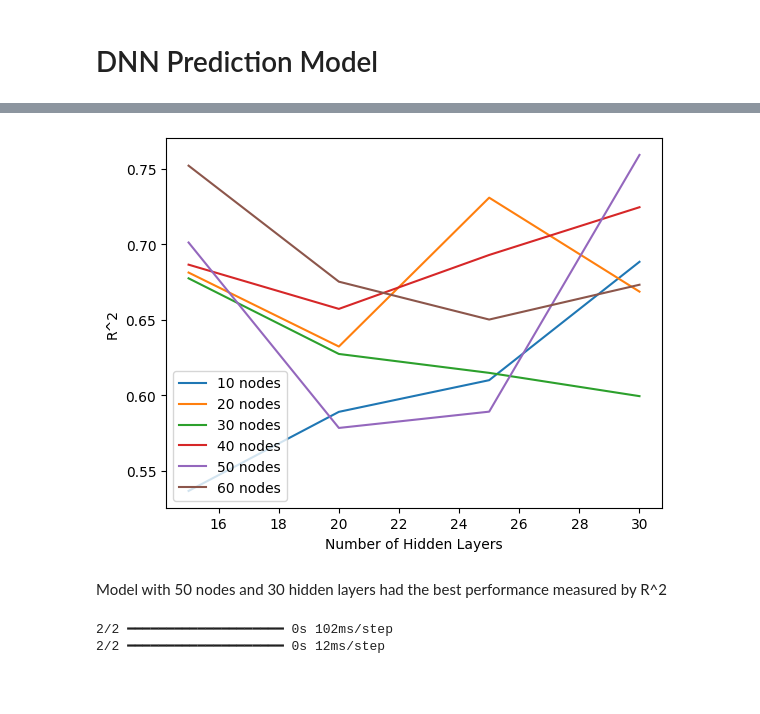
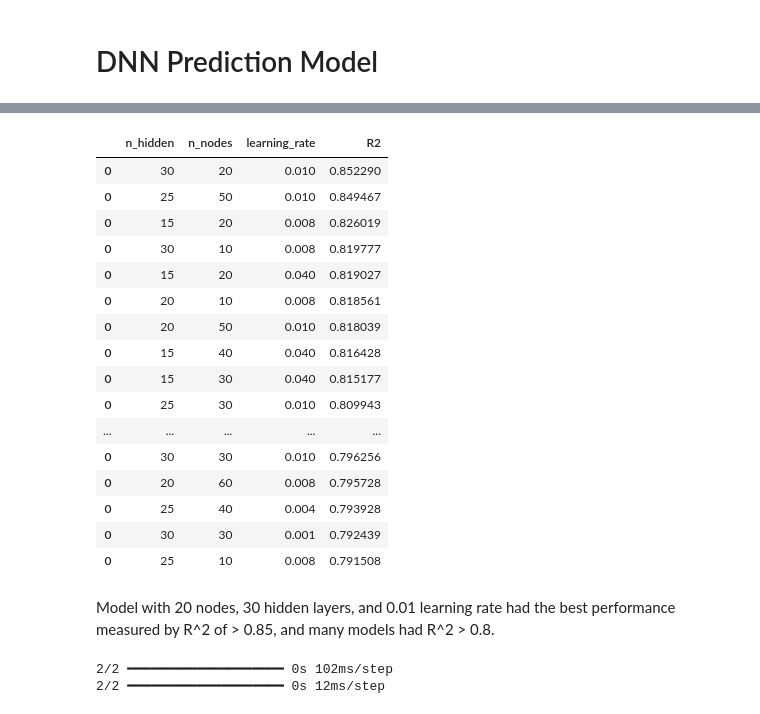
Before and after one commit to tyler-netek/fire-station-spatial-temporal-analysis-project, a Jupyter notebook: fire_incident_prediction.ipynb, the cells around one changed output, grey strips where cells are left out. Cells and saved outputs as stored; diff of their text form; code cells hidden in the pictures; blank space fills up the shorter version.

Commit message:
Add files via upload
DNN model tuning

```diff
--- a/fire_incident_prediction.ipynb
+++ b/fire_incident_prediction.ipynb
@@ -180,24 +180,29 @@ normalizer.adapt(np.array(X_train))
 # %% [markdown]
 # DNN Prediction Model
 # %%
-def build_and_compile_model(norm, n_hidden, n_nodes):
+def build_and_compile_model(norm, n_hidden, n_nodes, learning_rate):
     model = Sequential([norm])
     for i in range(n_hidden):
         model.add(Dense(n_nodes, activation='relu'))
     model.add(Dense(1))
     model.compile(loss='mean_absolute_error',
-                optimizer=Adam(0.001))
+                optimizer=Adam(learning_rate=learning_rate))
     return model
+# %%
+# Create dataframe to store R^2
+model_r2 = pd.DataFrame(columns=['n_hidden', 'n_nodes', 'learning_rate', 'R2'])
 # %%
 # Optimal number of layers
-all_r2s = []
 n_hidden = [15, 20, 25, 30]
 n_nodes = [10, 20, 30, 40, 50, 60]
-for n_node in n_nodes:
-    r2 = []
-    for i in n_hidden:
-        dnn_model = build_and_compile_model(normalizer, i, n_node)
-        dnn_model.fit(X_train, y_train, validation_split=0.2, verbose=0, epochs=100)
-        r2.append(metrics.r2_score(y_test, dnn_model.predict(X_test).flatten()))
-    all_r2s.append(r2)
+all_learning_rates = [0.001, 0.004, 0.008, 0.01, 0.04, 0.08]
+
+for lr in all_learning_rates:
+    for n_node in n_nodes:
+        for i in n_hidden:
+            dnn_model = build_and_compile_model(normalizer, i, n_node, lr)
+            dnn_model.fit(X_train, y_train, validation_split=0.2, verbose=0, epochs=100)
+            r2 = metrics.r2_score(y_test, dnn_model.predict(X_test, verbose=0).flatten())
+            model_r2 = pd.concat([model_r2, pd.DataFrame.from_dict({'n_hidden':[i], 'n_nodes':[n_node], 'learning_rate':[lr], 'R2':[r2]})])
+model_r2
 # %% [output]
@@ -221,13 +239,25 @@ for n_node in n_nodes:
-# %%
-for r in range(len(all_r2s)):
-    plt.plot(n_hidden, all_r2s[r], label=str(n_nodes[r]) + ' nodes');
-plt.legend();
-plt.xlabel('Number of Hidden Layers');
-plt.ylabel('R^2');
-# %% [output]
-[figure, removed]
+# %%
+model_r2.sort_values('R2', ascending=False).head(20)
+# %% [output]
+|  | n_hidden | n_nodes | learning_rate | R2 |
+| 0 | 30 | 20 | 0.010 | 0.852290 |
+| 0 | 25 | 50 | 0.010 | 0.849467 |
+| 0 | 15 | 20 | 0.008 | 0.826019 |
+| 0 | 30 | 10 | 0.008 | 0.819777 |
+| 0 | 15 | 20 | 0.040 | 0.819027 |
+| 0 | 20 | 10 | 0.008 | 0.818561 |
+| 0 | 20 | 50 | 0.010 | 0.818039 |
+| 0 | 15 | 40 | 0.040 | 0.816428 |
+| 0 | 15 | 30 | 0.040 | 0.815177 |
+| 0 | 25 | 30 | 0.010 | 0.809943 |
+| ... | ... | ... | ... | ... |
+| 0 | 30 | 30 | 0.010 | 0.796256 |
+| 0 | 20 | 60 | 0.008 | 0.795728 |
+| 0 | 25 | 40 | 0.004 | 0.793928 |
+| 0 | 30 | 30 | 0.001 | 0.792439 |
+| 0 | 25 | 10 | 0.008 | 0.791508 |
 # %% [markdown]
-Model with 50 nodes and 30 hidden layers had the best performance measured by R^2
+Model with 20 nodes, 30 hidden layers, and 0.01 learning rate had the best performance measured by R^2 of > 0.85, and many models had R^2 > 0.8.
 # %%
 optimal_model = build_and_compile_model(normalizer, 30, 50)
 optimal_model.fit(X_train, y_train, validation_split=0.2, verbose=0, epochs=100)
```
Also changed, not shown: parts of 6 cells of this notebook.
